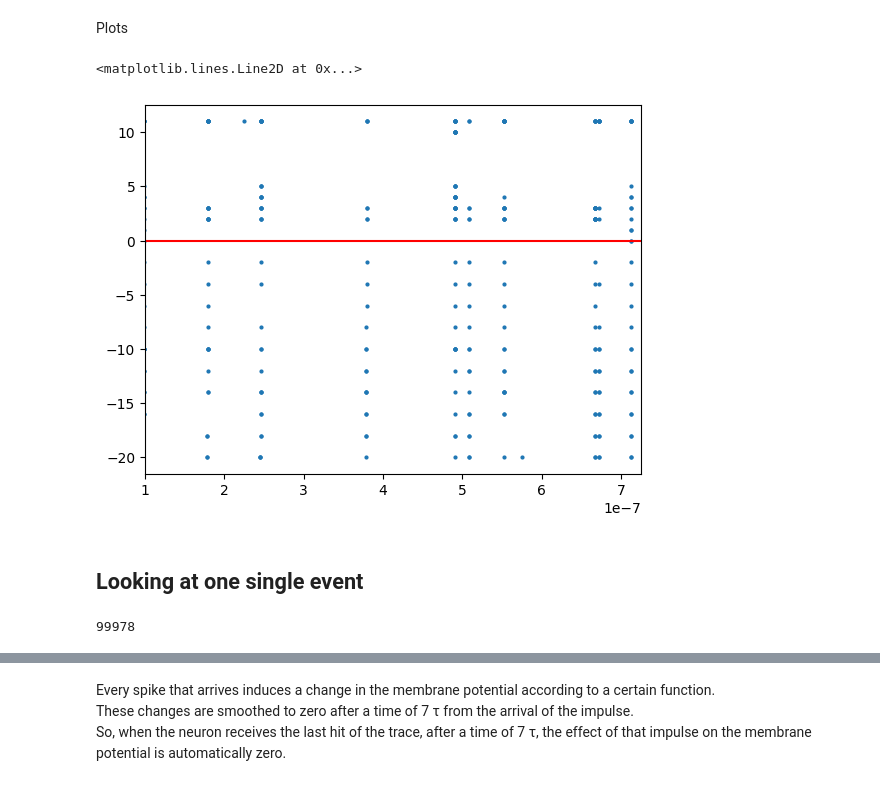
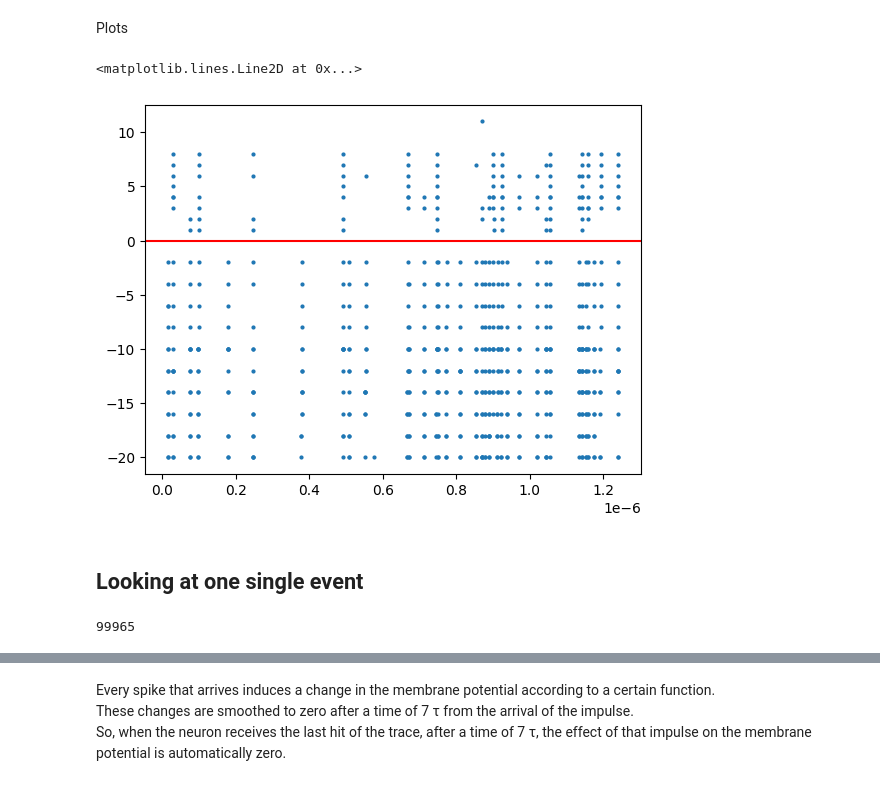
Before and after one commit to Fabiocufino/CMS-SpikingNeuralNetwork, a Jupyter notebook: Code/KNN.ipynb, the cells around one changed output, grey strips where cells are left out. Drawn from its saved outputs; the diff is of its cells as text; code cells hidden in the pictures.

```diff
--- a/Code/KNN.ipynb
+++ b/Code/KNN.ipynb
@@ -6,7 +6,8 @@ import matplotlib.pyplot as plt
 import seaborn as sns
 import scipy.stats as stats
 # %%
-data_pd = pd.read_csv('/Users/Fabio/Desktop/CMS-SpikingNeuralNetwork/Code/MODE/CSV/NL0=6_NL1=6_NCl=6_CF01=1.00_CFI0=1.00_CFI1=1.00_alfa=0.25_output.csv') #NEW WORKs
+file = '/Users/Fabio/Desktop/CMS-SpikingNeuralNetwork/Code/MODE/CSV/NL0=6_NL1=6_NCl=6_CF01=1.00_CFI0=1.00_CFI1=1.00_alfa=2.20_output.csv'
+data_pd = pd.read_csv(file) #NEW WORKs
 # data_pd = pd.read_csv("NL0=20_NL1=20_NCl=6_CF01=1.00_CFI0=1.00_CFI1=1.00_alfa=0.90_output.csv") #OLD WORKS
 data_pd.describe()
 # %% [output]
@@ -37,18 +38,18 @@ Plots
 # %%
 class_mask = data_pd['Pclass'] == 2
 plt.scatter(data['Time'][class_mask], data['Stream'][class_mask] , s=4)
-plt.xlim(1e-7, 7.25e-7)
+# plt.xlim(1e-7, 7.25e-7)
 plt.axhline(0, c = 'r')
 # %% [output]
 <matplotlib.lines.Line2D at 0x...>
-[figure, old version]
+[figure, new version]
 # %% [markdown]
 ## Looking at one single event
 # %%
-N_EV = np.unique(data['Event'][data['Pclass'] == 1])[-2]
+N_EV = np.unique(data['Event'][data['Pclass'] == 5])[-3]
 N_EV
 # %% [output]
-99978
+99965
 # %%
 #select an event using data_dict['Event']
 mask_ev1 = data['Event'] == N_EV
```
Also changed, not shown: parts of 9 cells of this notebook, 32 other files.
